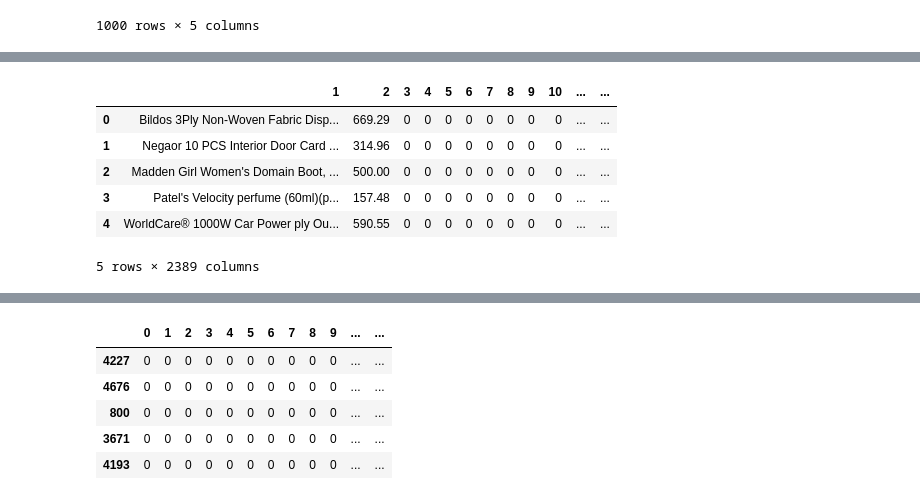
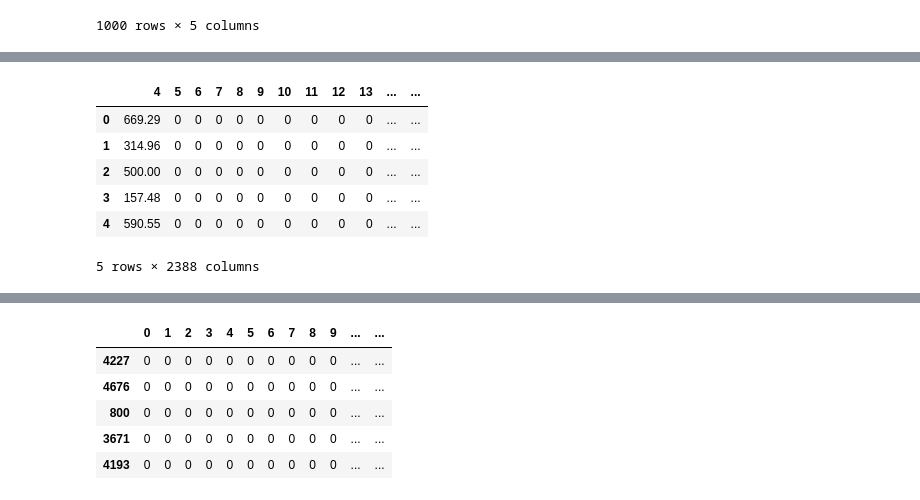
Before and after one commit to DeveloperDowny/ml_ama2, a Jupyter notebook: v2.ipynb, the cells around one changed output, grey strips where cells are left out. Cells and saved outputs as stored; diff of their text form; code cells hidden in the pictures.

```diff
--- a/v2.ipynb
+++ b/v2.ipynb
@@ -427 +426,5 @@ X_whole = np.array(X_whole)
+# %%
+X_whole_title = np.array(X_whole_title)
+X_whole_bull_pt = np.array(X_whole_bull_pt)
+X_whole_desc = np.array(X_whole_desc)
 # %%
@@ -431,7 +434,6 @@ X_whole.shape
 # %%
 # # add the X_whole to the data
 # data['embeddings'] = X_whole
-X_whole = np.reshape(X_whole, (5000, 768))
-
-data_v2 = pd.concat([data.reset_index(), pd.DataFrame(X_whole).reset_index()], axis=1, ignore_index=True)
-data_v2
+X_whole_title = np.reshape(X_whole_title, (5000, 768))
+X_whole_bull_pt = np.reshape(X_whole_bull_pt, (5000, 768))
+X_whole_desc = np.reshape(X_whole_desc, (5000, 768))
@@ -451,0 +440,6 @@ data_v2
+# %%
+
+data_v2 = pd.concat([data.reset_index(), pd.DataFrame(X_whole_title).reset_index()], axis=1, ignore_index=True)
+data_v2 = pd.concat([data.reset_index(), pd.DataFrame(X_whole_bull_pt).reset_index()], axis=1, ignore_index=True)
+data_v2 = pd.concat([data.reset_index(), pd.DataFrame(X_whole_desc).reset_index()], axis=1, ignore_index=True)
+data_v2
@@ -456,12 +466,15 @@ data_v2.shape
+# %%
+data_v3 = data_v2.drop(columns=[0,1,2,3])
 # %%
-data_v3 = data_v2.drop(columns=[0])
+
+# data_v3 = data_v2.drop(columns=[0])
 data_v3.head()
 # %% [output]
-|  | 1 | 2 | 3 | 4 | 5 | 6 | 7 | 8 | 9 | 10 | ... | ... |
-| 0 | Bildos 3Ply Non-Woven Fabric Disp... | 669.29 | 0 | 0 | 0 | 0 | 0 | 0 | 0 | 0 | ... | ... |
-| 1 | Negaor 10 PCS Interior Door Card ... | 314.96 | 0 | 0 | 0 | 0 | 0 | 0 | 0 | 0 | ... | ... |
-| 2 | Madden Girl Women's Domain Boot, ... | 500.00 | 0 | 0 | 0 | 0 | 0 | 0 | 0 | 0 | ... | ... |
-| 3 | Patel's Velocity perfume (60ml)(p... | 157.48 | 0 | 0 | 0 | 0 | 0 | 0 | 0 | 0 | ... | ... |
-| 4 | WorldCare® 1000W Car Power ply Ou... | 590.55 | 0 | 0 | 0 | 0 | 0 | 0 | 0 | 0 | ... | ... |
+|  | 4 | 5 | 6 | 7 | 8 | 9 | 10 | 11 | 12 | 13 | ... | ... |
+| 0 | 669.29 | 0 | 0 | 0 | 0 | 0 | 0 | 0 | 0 | 0 | ... | ... |
+| 1 | 314.96 | 0 | 0 | 0 | 0 | 0 | 0 | 0 | 0 | 0 | ... | ... |
+| 2 | 500.00 | 0 | 0 | 0 | 0 | 0 | 0 | 0 | 0 | 0 | ... | ... |
+| 3 | 157.48 | 0 | 0 | 0 | 0 | 0 | 0 | 0 | 0 | 0 | ... | ... |
+| 4 | 590.55 | 0 | 0 | 0 | 0 | 0 | 0 | 0 | 0 | 0 | ... | ... |
-5 rows × 2389 columns
+5 rows × 2388 columns
 # %%
```
Also changed, not shown: parts of 26 cells of this notebook, 1 other file.
